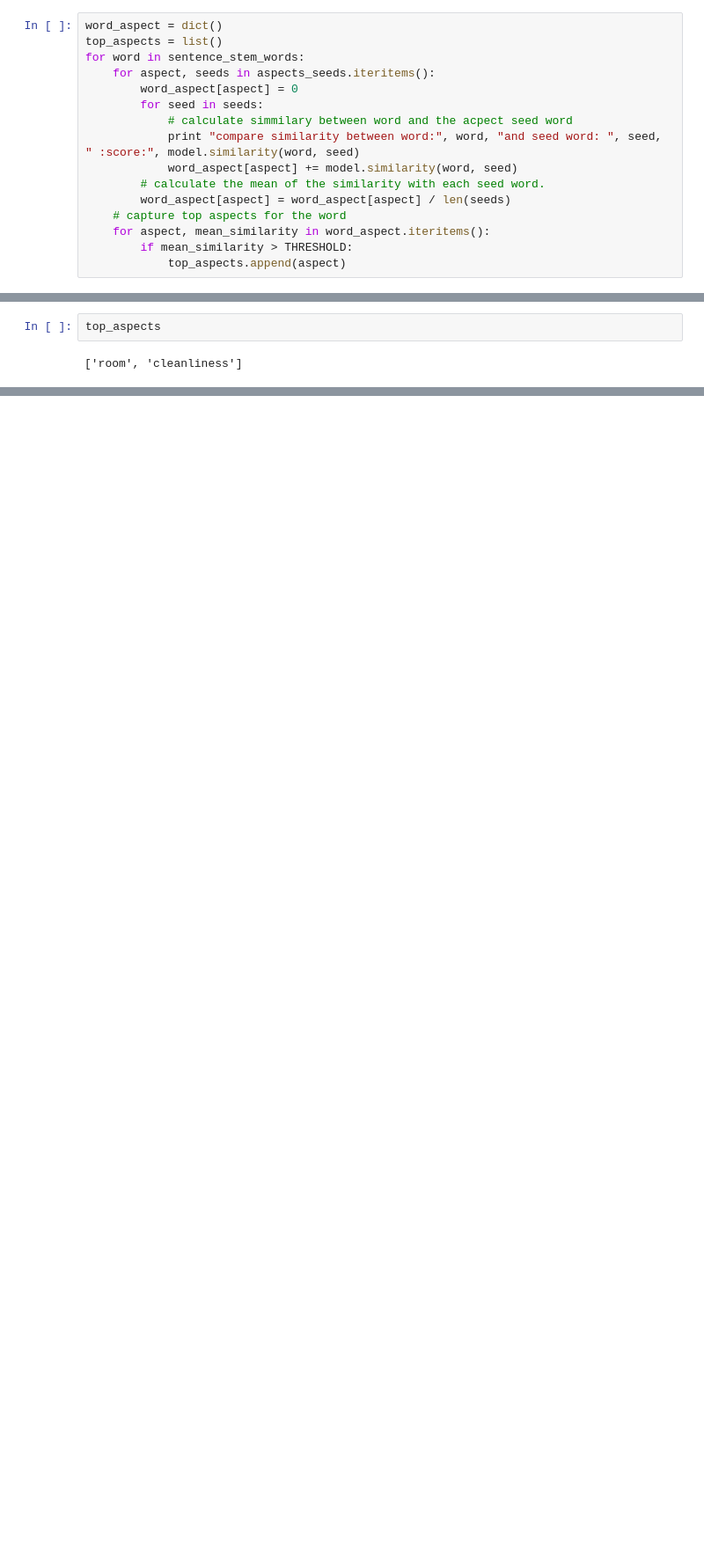
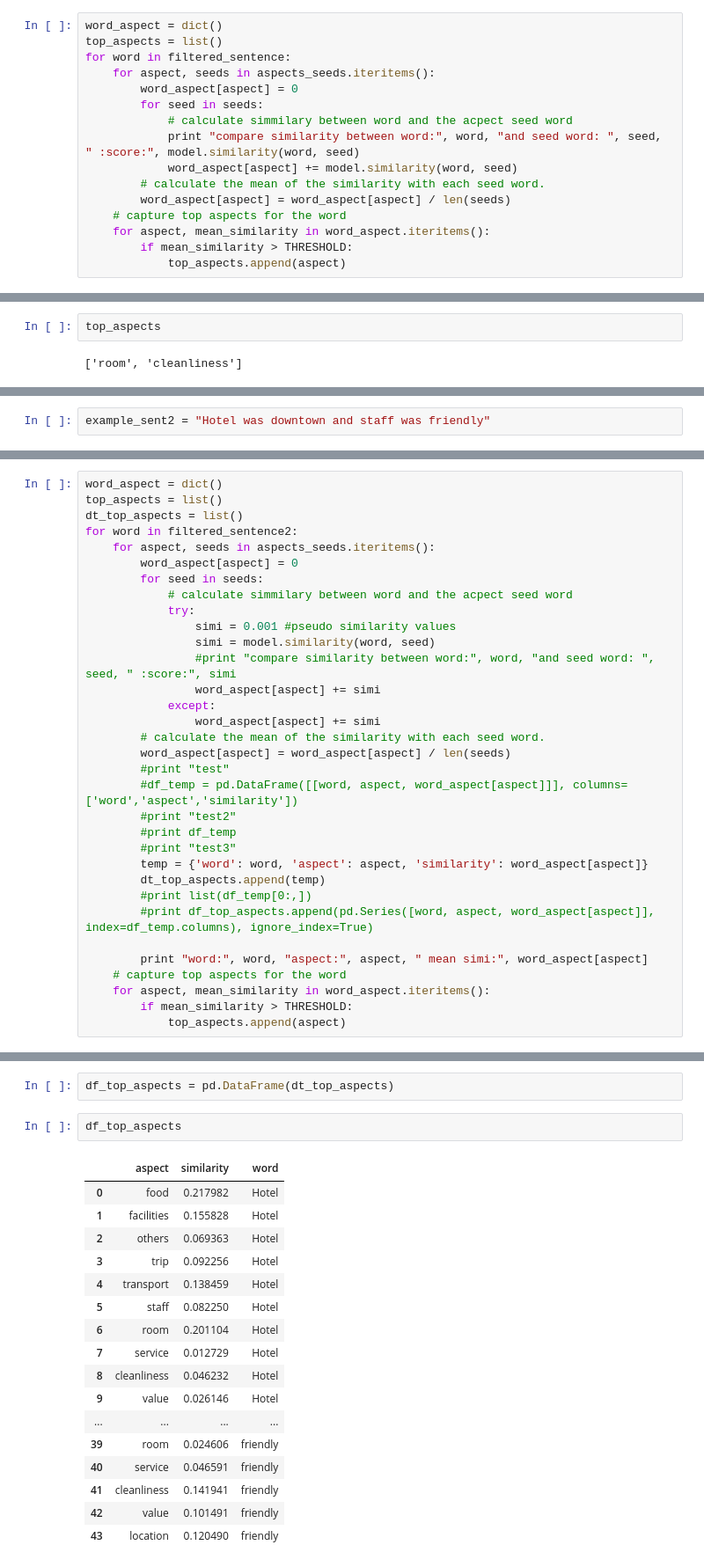
Before and after one commit to sudhir-behani/text_analytics, a Jupyter notebook: aspect_ratings.ipynb, the cells around one changed output, grey strips where cells are left out. Shown at 88% size. Drawn from its saved outputs; the diff is of its cells as text; blank space fills up the shorter version.

Commit message:
more aspects and choose top n aspects

```diff
--- a/aspect_ratings.ipynb
+++ b/aspect_ratings.ipynb
@@ -96,7 +56,7 @@ aspect_seeds_stem_words
 # %%
 word_aspect = dict()
 top_aspects = list()
-for word in sentence_stem_words:
+for word in filtered_sentence:
     for aspect, seeds in aspects_seeds.iteritems():
         word_aspect[aspect] = 0
         for seed in seeds:
@@ -136,3 +94,5 @@ example_sent2 = "the room was little especially for the price but is was really
+# %%
+example_sent2 = "Hotel was downtown and staff was friendly"
 # %%
 word_tokens2 = word_tokenize(example_sent2)
 filtered_sentence2 = [w for w in word_tokens2 if not w in stop_word]
@@ -222,0 +152,33 @@ top_aspects
+# %%
+word_aspect = dict()
+top_aspects = list()
+dt_top_aspects = list()
+for word in filtered_sentence2:
+    for aspect, seeds in aspects_seeds.iteritems():
+        word_aspect[aspect] = 0
+        for seed in seeds:
+            # calculate simmilary between word and the acpect seed word
+            try:
+                simi = 0.001 #pseudo similarity values
+                simi = model.similarity(word, seed)
+                #print "compare similarity between word:", word, "and seed word: ", seed, " :score:", simi
+                word_aspect[aspect] += simi
+            except:
+                word_aspect[aspect] += simi
+        # calculate the mean of the similarity with each seed word.
+        word_aspect[aspect] = word_aspect[aspect] / len(seeds)
+        #print "test"
+        #df_temp = pd.DataFrame([[word, aspect, word_aspect[aspect]]], columns=['word','aspect','similarity'])
+        #print "test2"
+        #print df_temp
+        #print "test3"
+        temp = {'word': word, 'aspect': aspect, 'similarity': word_aspect[aspect]}
+        dt_top_aspects.append(temp)
+        #print list(df_temp[0:,])
+        #print df_top_aspects.append(pd.Series([word, aspect, word_aspect[aspect]], index=df_temp.columns), ignore_index=True)
+
+        print "word:", word, "aspect:", aspect, " mean simi:", word_aspect[aspect]
+    # capture top aspects for the word
+    for aspect, mean_similarity in word_aspect.iteritems():
+        if mean_similarity > THRESHOLD:
+            top_aspects.append(aspect)
@@ -222,0 +203,22 @@ top_aspects
+# %%
+df_top_aspects = pd.DataFrame(dt_top_aspects)
+# %%
+df_top_aspects
+# %% [output]
+|  | aspect | similarity | word |
+| 0 | food | 0.217982 | Hotel |
+| 1 | facilities | 0.155828 | Hotel |
+| 2 | others | 0.069363 | Hotel |
+| 3 | trip | 0.092256 | Hotel |
+| 4 | transport | 0.138459 | Hotel |
+| 5 | staff | 0.082250 | Hotel |
+| 6 | room | 0.201104 | Hotel |
+| 7 | service | 0.012729 | Hotel |
+| 8 | cleanliness | 0.046232 | Hotel |
+| 9 | value | 0.026146 | Hotel |
+| ... | ... | ... | ... |
+| 39 | room | 0.024606 | friendly |
+| 40 | service | 0.046591 | friendly |
+| 41 | cleanliness | 0.141941 | friendly |
+| 42 | value | 0.101491 | friendly |
+| 43 | location | 0.120490 | friendly |
```
Also changed, not shown: parts of 26 cells of this notebook.
